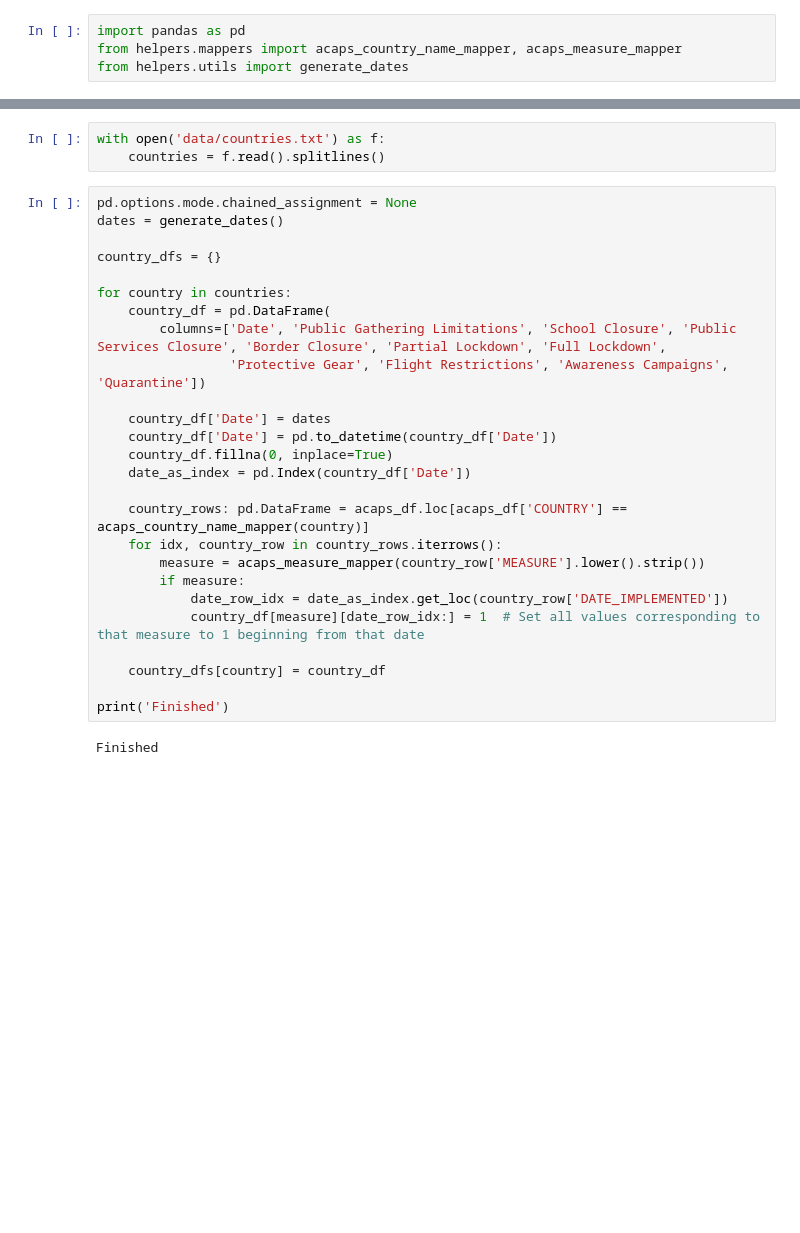
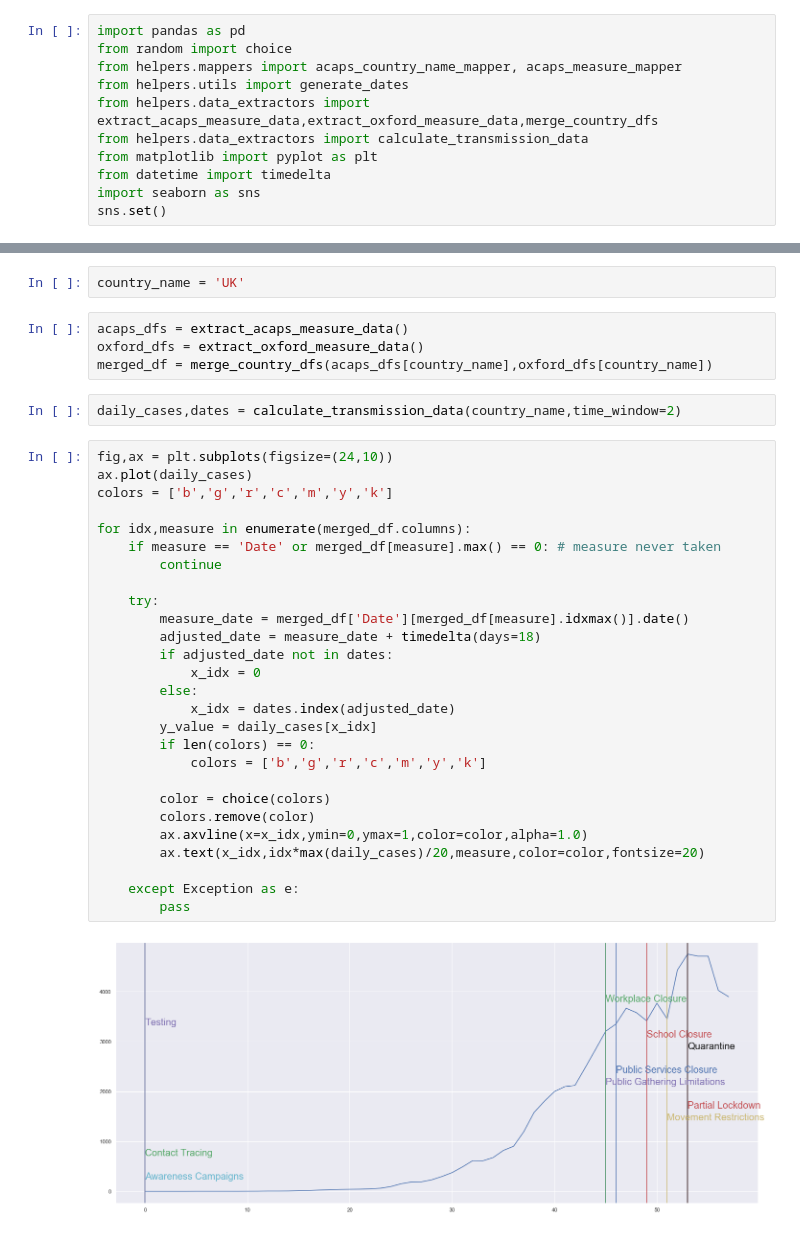
Before and after one commit to ChantalMP/All_The_Right_Measures, a Jupyter notebook: analysis.ipynb, the cells around one changed output, grey strips where cells are left out. Saved outputs shown, nothing was run; the diff lists cells and outputs as text; blank space fills up the shorter version.

```diff
--- a/analysis.ipynb
+++ b/analysis.ipynb
@@ -1,4 +8,11 @@
 # %%
 import pandas as pd
+from random import choice
 from helpers.mappers import acaps_country_name_mapper, acaps_measure_mapper
 from helpers.utils import generate_dates
+from helpers.data_extractors import extract_acaps_measure_data,extract_oxford_measure_data,merge_country_dfs
+from helpers.data_extractors import calculate_transmission_data
+from matplotlib import pyplot as plt
+from datetime import timedelta
+import seaborn as sns
+sns.set()
@@ -44,31 +19,37 @@ acaps_df.dropna(subset=['DATE_IMPLEMENTED'], inplace=True)
-# %%
-with open('data/countries.txt') as f:
-    countries = f.read().splitlines()
-# %%
-pd.options.mode.chained_assignment = None
-dates = generate_dates()
-
-country_dfs = {}
-
-for country in countries:
-    country_df = pd.DataFrame(
-        columns=['Date', 'Public Gathering Limitations', 'School Closure', 'Public Services Closure', 'Border Closure', 'Partial Lockdown', 'Full Lockdown',
-                 'Protective Gear', 'Flight Restrictions', 'Awareness Campaigns', 'Quarantine'])
-
-    country_df['Date'] = dates
-    country_df['Date'] = pd.to_datetime(country_df['Date'])
-    country_df.fillna(0, inplace=True)
-    date_as_index = pd.Index(country_df['Date'])
-
-    country_rows: pd.DataFrame = acaps_df.loc[acaps_df['COUNTRY'] == acaps_country_name_mapper(country)]
-    for idx, country_row in country_rows.iterrows():
-        measure = acaps_measure_mapper(country_row['MEASURE'].lower().strip())
-        if measure:
-            date_row_idx = date_as_index.get_loc(country_row['DATE_IMPLEMENTED'])
-            country_df[measure][date_row_idx:] = 1  # Set all values corresponding to that measure to 1 beginning from that date
-
-    country_dfs[country] = country_df
-
-print('Finished')
-# %% [output]
-Finished
+# %%
+country_name = 'UK'
+# %%
+acaps_dfs = extract_acaps_measure_data()
+oxford_dfs = extract_oxford_measure_data()
+merged_df = merge_country_dfs(acaps_dfs[country_name],oxford_dfs[country_name])
+# %%
+daily_cases,dates = calculate_transmission_data(country_name,time_window=2)
+# %%
+fig,ax = plt.subplots(figsize=(24,10))
+ax.plot(daily_cases)
+colors = ['b','g','r','c','m','y','k']
+
+for idx,measure in enumerate(merged_df.columns):
+    if measure == 'Date' or merged_df[measure].max() == 0: # measure never taken
+        continue
+
+    try:
+        measure_date = merged_df['Date'][merged_df[measure].idxmax()].date()
+        adjusted_date = measure_date + timedelta(days=18)
+        if adjusted_date not in dates:
+            x_idx = 0
+        else:
+            x_idx = dates.index(adjusted_date)
+        y_value = daily_cases[x_idx]
+        if len(colors) == 0:
+            colors = ['b','g','r','c','m','y','k']
+
+        color = choice(colors)
+        colors.remove(color)
+        ax.axvline(x=x_idx,ymin=0,ymax=1,color=color,alpha=1.0)
+        ax.text(x_idx,idx*max(daily_cases)/20,measure,color=color,fontsize=20)
+
+    except Exception as e:
+        pass
+# %% [output]
+[figure, added]
```
Also changed, not shown: parts of 8 cells of this notebook, 6 other files.
